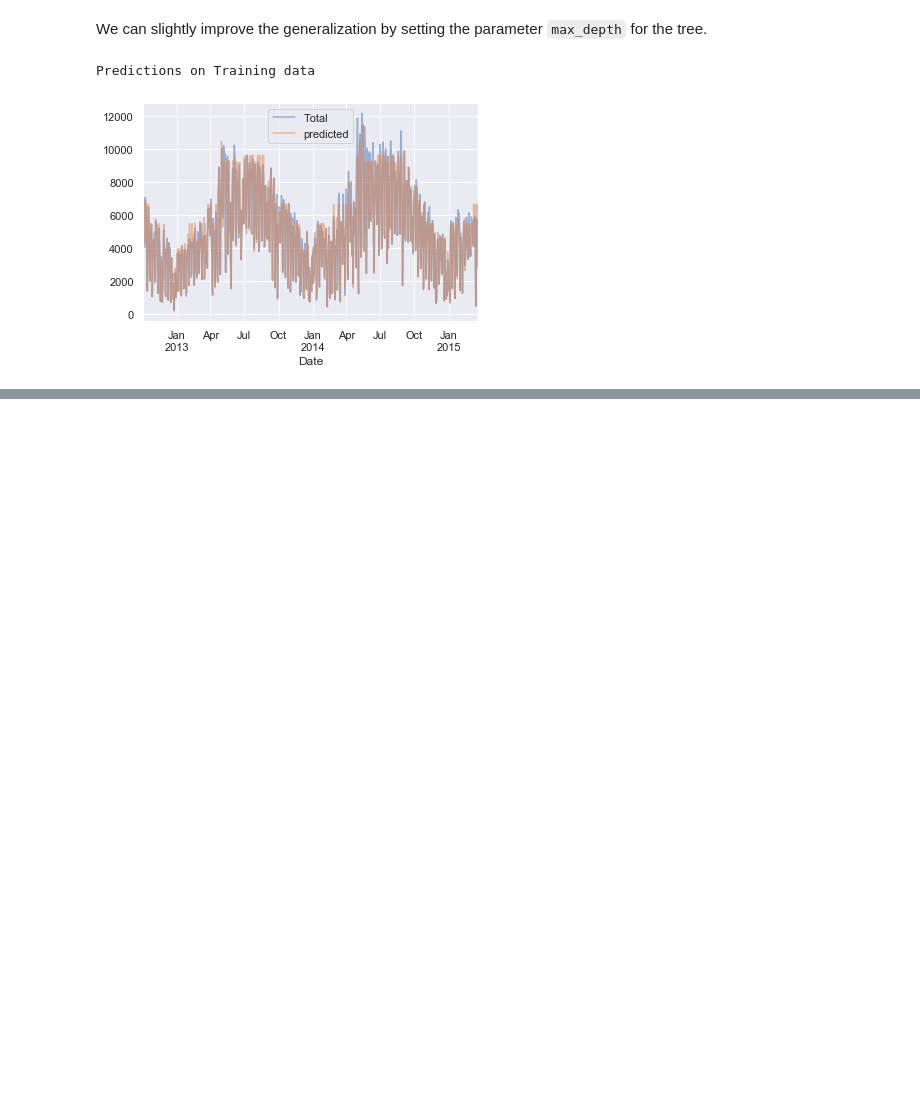
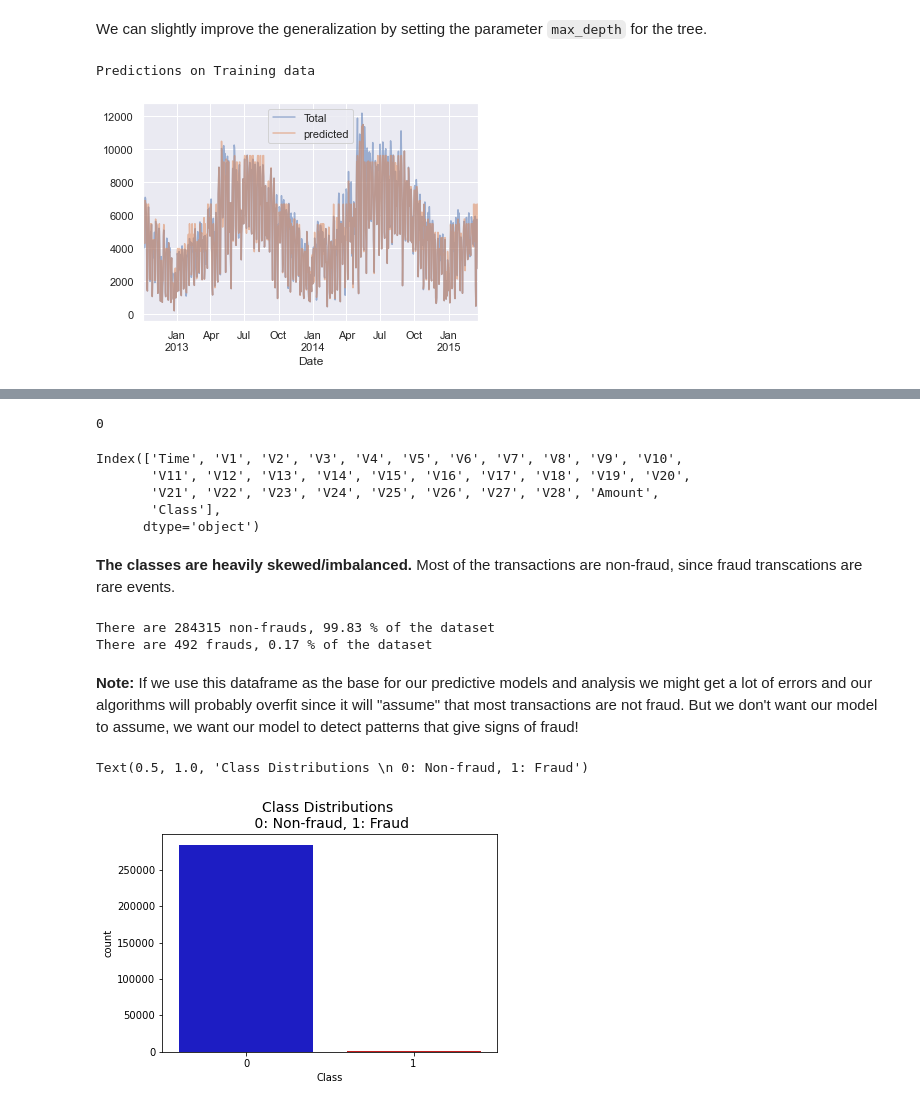
Before and after one commit to yin-penghang/AMAT593, a Jupyter notebook: 13_Ensemble-Methods/02-Random Forests.ipynb, the cells around one changed output, grey strips where cells are left out. Cells and saved outputs as stored; diff of their text form; code cells hidden in the pictures; blank space fills up the shorter version.

```diff
--- a/13_Ensemble-Methods/02-Random Forests.ipynb
+++ b/13_Ensemble-Methods/02-Random Forests.ipynb
@@ -460,0 +349,3 @@ A primary disadvantage of random forests is that the results are not easily inte
+# %%
+df = pd.read_csv('creditcard.csv')
+df.head(10)
@@ -460,0 +385,30 @@ A primary disadvantage of random forests is that the results are not easily inte
+# %%
+df.isnull().sum().max()
+# %% [output]
+0
+# %%
+df.columns
+# %% [output]
+Index(['Time', 'V1', 'V2', 'V3', 'V4', 'V5', 'V6', 'V7', 'V8', 'V9', 'V10',
+       'V11', 'V12', 'V13', 'V14', 'V15', 'V16', 'V17', 'V18', 'V19', 'V20',
+       'V21', 'V22', 'V23', 'V24', 'V25', 'V26', 'V27', 'V28', 'Amount',
+       'Class'],
+      dtype='object')
+# %% [markdown]
+**The classes are heavily skewed/imbalanced.** Most of the transactions are non-fraud, since fraud transcations are rare events.
+# %%
+print('There are', df['Class'].value_counts()[0] ,'non-frauds,', round(df['Class'].value_counts()[0]/len(df) * 100,2), '% of the dataset')
+print('There are', df['Class'].value_counts()[1] ,'frauds,', round(df['Class'].value_counts()[1]/len(df) * 100,2), '% of the dataset')
+# %% [output]
+There are 284315 non-frauds, 99.83 % of the dataset
+There are 492 frauds, 0.17 % of the dataset
+# %% [markdown]
+**Note:**   If we use this dataframe as the base for our predictive models and analysis we might get a lot of errors and our algorithms will probably overfit since it will "assume" that most transactions are not fraud. But we don't want our model to assume, we want our model to detect patterns that give signs of fraud!
+# %%
+colors = ["#0101DF", "#DF0101"]
+
+sns.countplot('Class', data=df, palette=colors)
+plt.title('Class Distributions \n 0: Non-fraud, 1: Fraud', fontsize=14)
+# %% [output]
+Text(0.5, 1.0, 'Class Distributions \n 0: Non-fraud, 1: Fraud')
+[figure, added]
```
Also changed, not shown: parts of 56 cells of this notebook.
